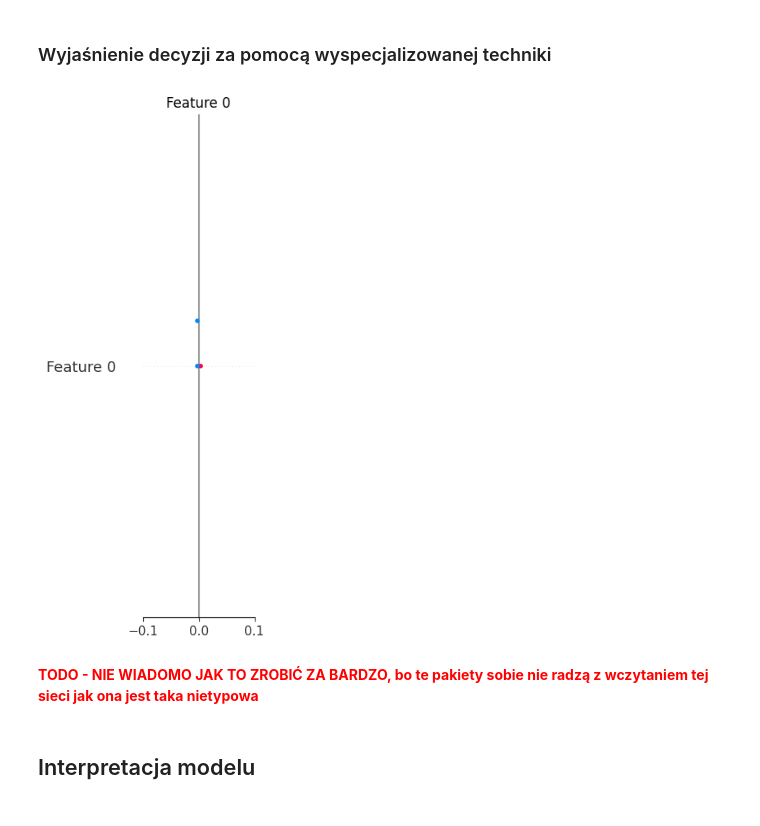
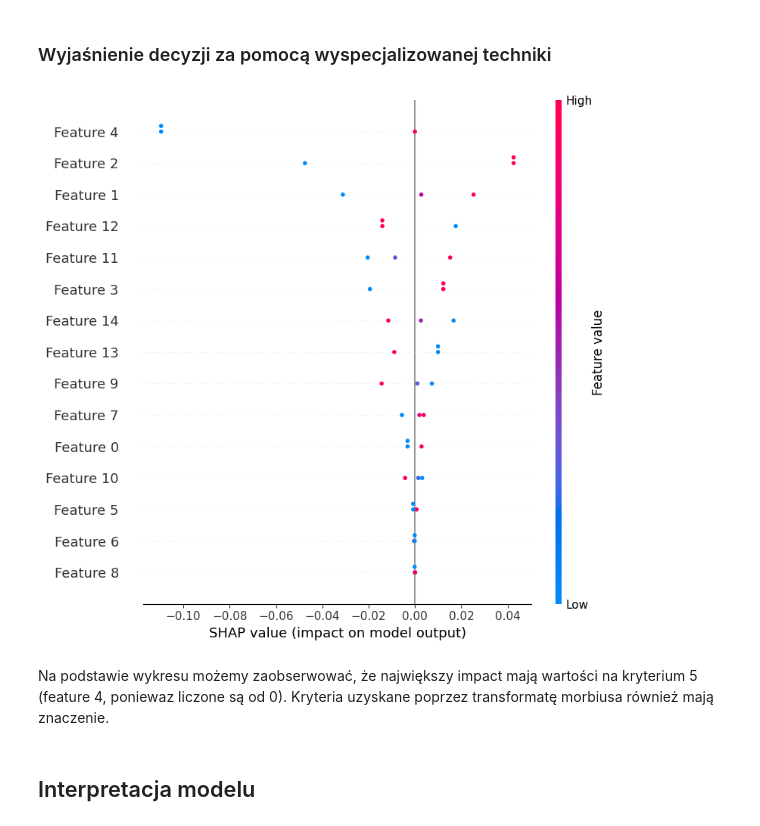
Before and after one commit to anras5/iswd, a Jupyter notebook: src/PREFERENCE-LEARNING/preference_learning.ipynb, the cells around one changed output. Saved outputs shown, nothing was run; the diff lists cells and outputs as text; code cells hidden in the pictures.

```diff
--- a/src/PREFERENCE-LEARNING/preference_learning.ipynb
+++ b/src/PREFERENCE-LEARNING/preference_learning.ipynb
@@ -456,17 +461,23 @@ with warnings.catch_warnings():
 Próbkowanie przestrzeni przyniosło odmienne rezultaty i w każdym przypadku dokonało zmiany na kryterium numer 1. Ma to jak najbardziej uzasadnienie, ponieważ to kryterium ma dużą wagę - 0.33.
 # %% [markdown]
 ### Wyjaśnienie decyzji za pomocą wyspecjalizowanej techniki
-# %%
-df_sample = df.sample(3, random_state=21)
-X_sample = df_sample.drop(columns=['class'])
-X_sample_t = X_sample.apply(lambda x: mobious_transform(x), axis=1, result_type ='expand')
-e = shap.DeepExplainer(model, torch.Tensor(X_train))
-shap_values = e.shap_values(torch.Tensor(X_sample_t.values))
-shap.summary_plot(shap_values, X_sample_t.values)
-# %% [output]
-[figure, removed]
-# %% [markdown]
-<span style="color:red;font-weight:bold">TODO - NIE WIADOMO JAK TO ZROBIĆ ZA BARDZO, bo te pakiety sobie nie radzą z wczytaniem tej sieci jak ona jest taka nietypowa</span>
+# %%
+# Wrapper function to get predictions
+def model_predict_mobius(x):
+    model.eval()
+    with torch.no_grad():
+        y_pred = model(torch.Tensor(x))
+    return y_pred.numpy().flatten()
+
+X_sample_numpy = X_sample_t.to_numpy()
+
+explainer = shap.KernelExplainer(model_predict_mobius, shap.kmeans(X_train, 3))
+shap_values = explainer.shap_values(X_sample_numpy)
+shap.summary_plot(shap_values, X_sample_numpy)
+# %% [output]
+[figure, added]
+# %% [markdown]
+Na podstawie wykresu możemy zaobserwować, że największy impact mają wartości na kryterium 5 (feature 4, poniewaz liczone są od 0). Kryteria uzyskane poprzez transformatę morbiusa również mają znaczenie.
 # %% [markdown]
 ## Interpretacja modelu
 # %% [markdown]
```
Also changed, not shown: parts of 33 cells of this notebook, 3 other files.
